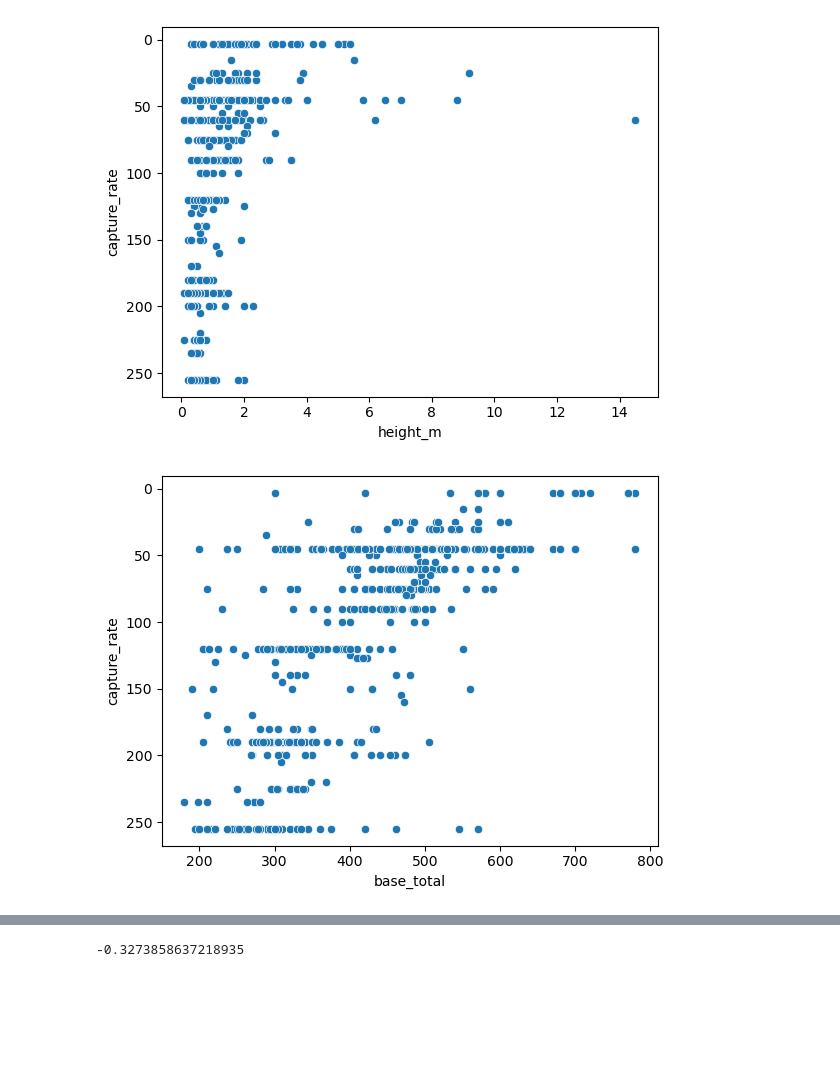
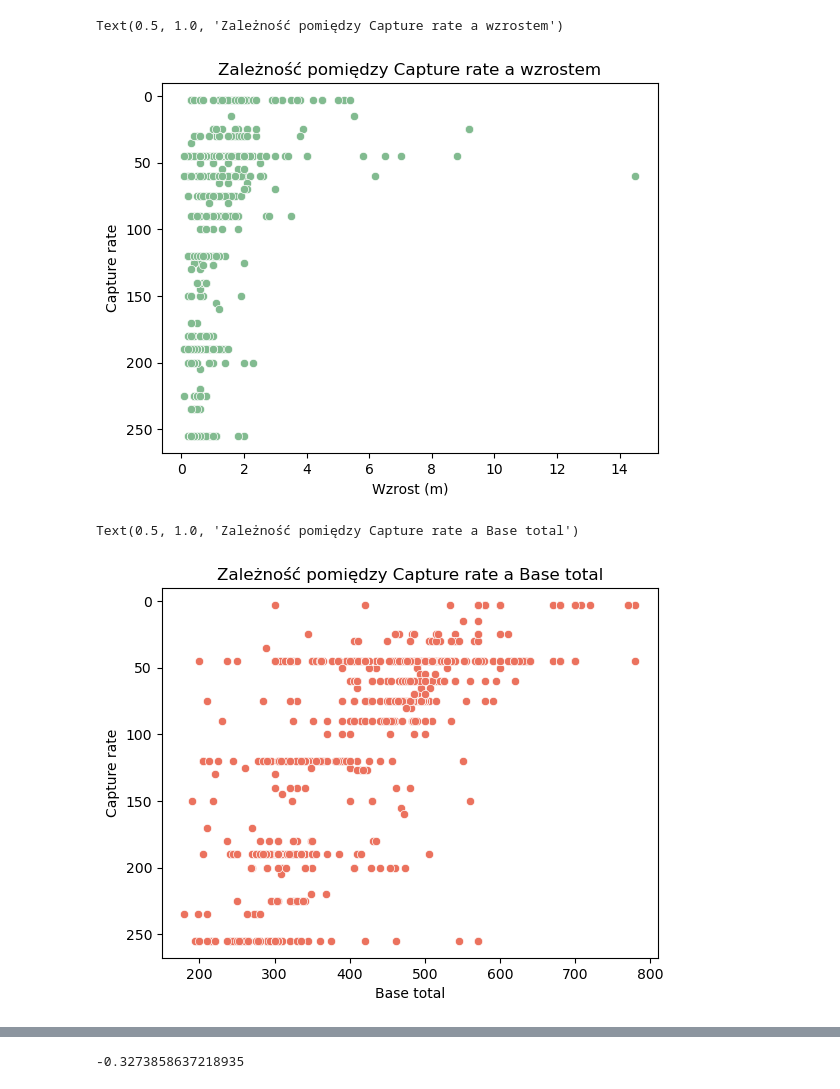
Before and after one commit to infoshareacademy/jdszr12-databenders, a Jupyter notebook: pokemon_python_rb.ipynb, the cells around one changed output, grey strips where cells are left out. Cells and saved outputs as stored; diff of their text form; code cells hidden in the pictures; blank space fills up the shorter version.

```diff
--- a/pokemon_python_rb.ipynb
+++ b/pokemon_python_rb.ipynb
@@ -50,8 +46,19 @@ SyntaxError: invalid syntax (1792446444.py, line 1)
 # %%
-sns.scatterplot(data = pokedata1, x = 'height_m', y ='capture_rate').invert_yaxis()
+pallete_1={0: '#82bb90', 1 : '#5d93a6'}
+fig, ax = plt.subplots()
+sns.scatterplot(data = pokedata1, x = 'height_m', y ='capture_rate', color = '#82bb90').invert_yaxis()
+ax.set_ylabel('Capture rate')
+ax.set_xlabel('Wzrost (m)')
+ax.set_title('Zależność pomiędzy Capture rate a wzrostem')
 # %% [output]
+Text(0.5, 1.0, 'Zależność pomiędzy Capture rate a wzrostem')
-[figure, old version]
+[figure, new version]
 # %%
-sns.scatterplot(data = pokedata1, x = 'base_total', y ='capture_rate').invert_yaxis()
+fig, ax = plt.subplots()
+sns.scatterplot(data = pokedata1, x = 'base_total', y ='capture_rate', color = '#eb725e').invert_yaxis()
+ax.set_ylabel('Capture rate')
+ax.set_xlabel('Base total')
+ax.set_title('Zależność pomiędzy Capture rate a Base total')
 # %% [output]
+Text(0.5, 1.0, 'Zależność pomiędzy Capture rate a Base total')
-[figure, old version]
+[figure, new version]
```
Also changed, not shown: parts of 35 cells of this notebook, 3 other files.
